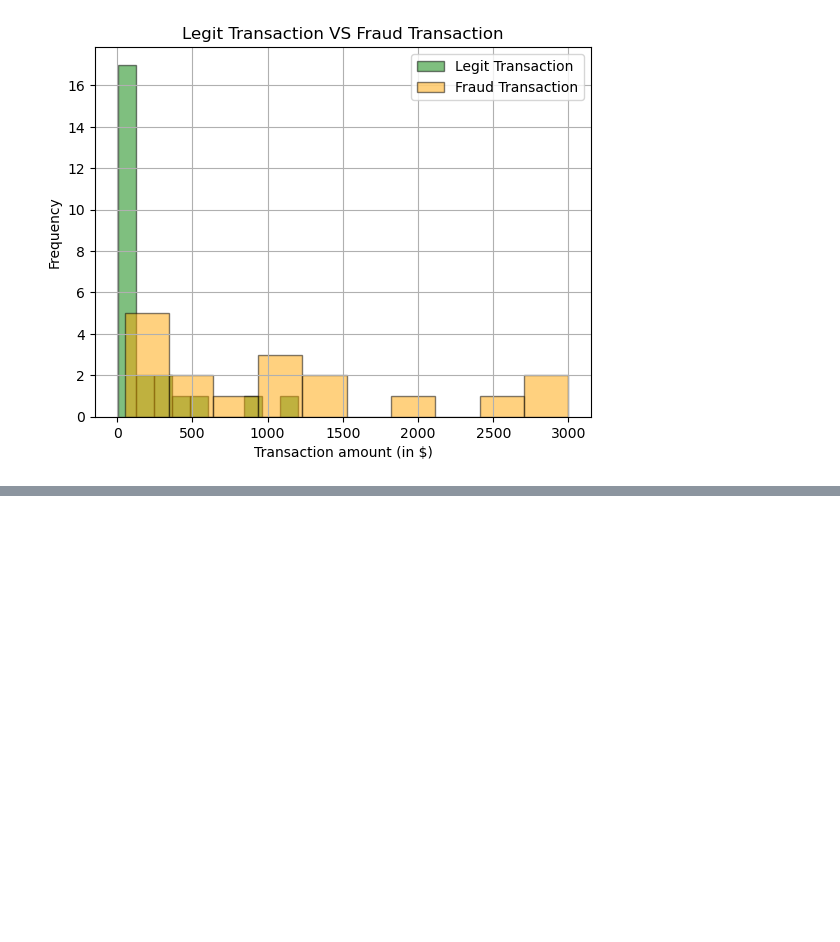
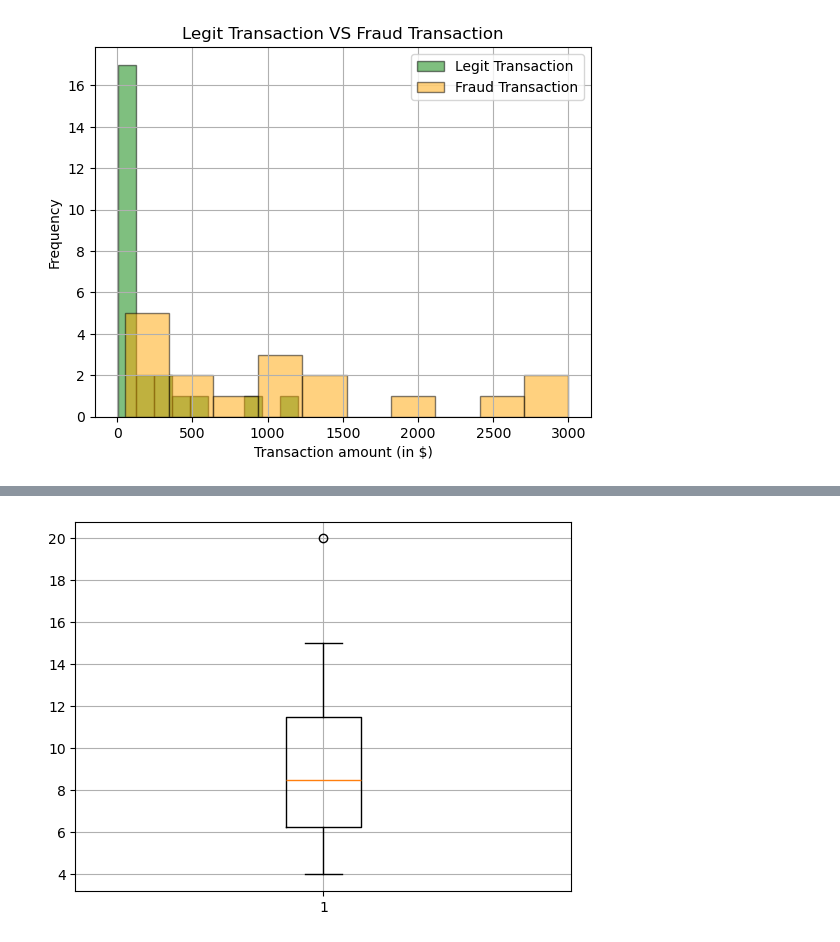
Before and after one commit to mihirgupta665/PRIME-AI-And-ML-, a Jupyter notebook: 5_Data_Visualization/3_Histogram.ipynb, the cells around one changed output, grey strips where cells are left out. Saved outputs shown, nothing was run; the diff lists cells and outputs as text; code cells hidden in the pictures; blank space fills up the shorter version.

Commit message:
box plot and whiskers creation with quartlies

```diff
--- a/5_Data_Visualization/3_Histogram.ipynb
+++ b/5_Data_Visualization/3_Histogram.ipynb
@@ -46,0 +57,6 @@ Text(0.5, 1.0, 'Legit Transaction VS Fraud Transaction')
+# %%
+data = [7, 8, 5, 6, 9, 4, 10, 12, 15, 20 ]
+plt.boxplot(data)
+plt.grid(True)
+# %% [output]
+[figure, added]
```
Also changed, not shown: parts of 1 cell of this notebook, 4 other files.
